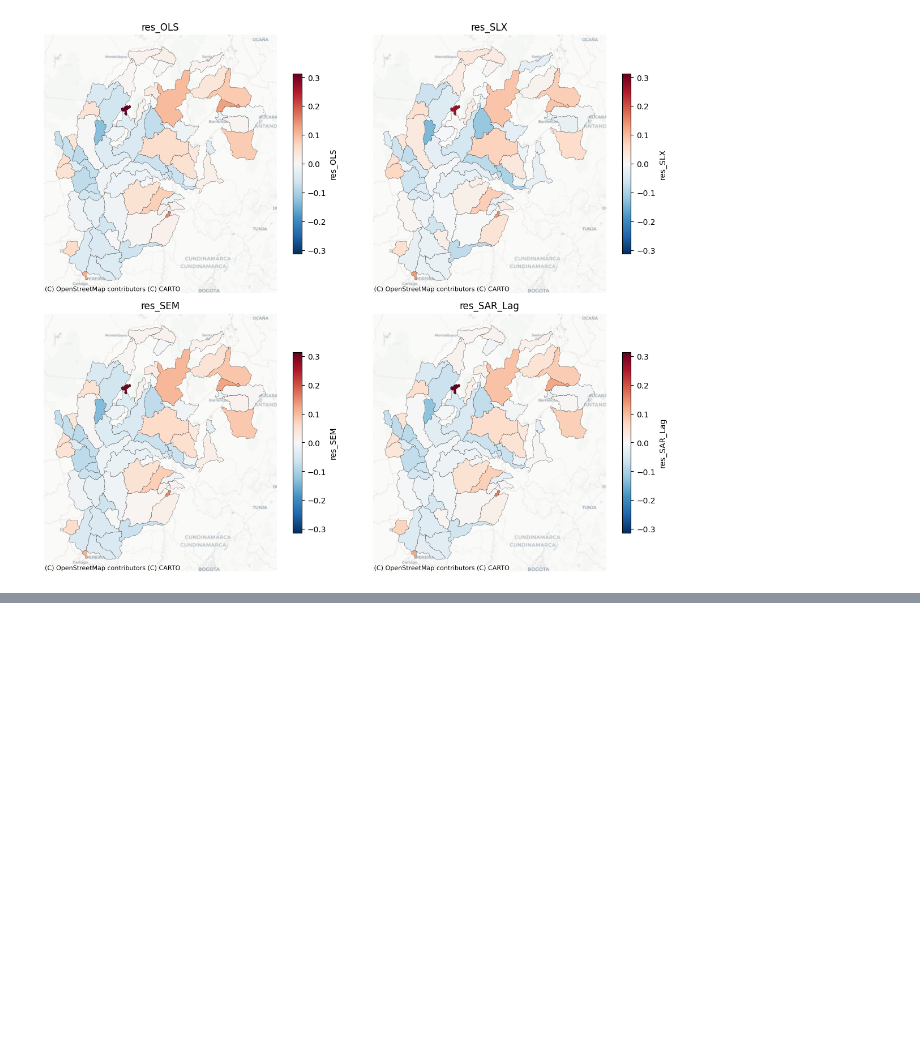
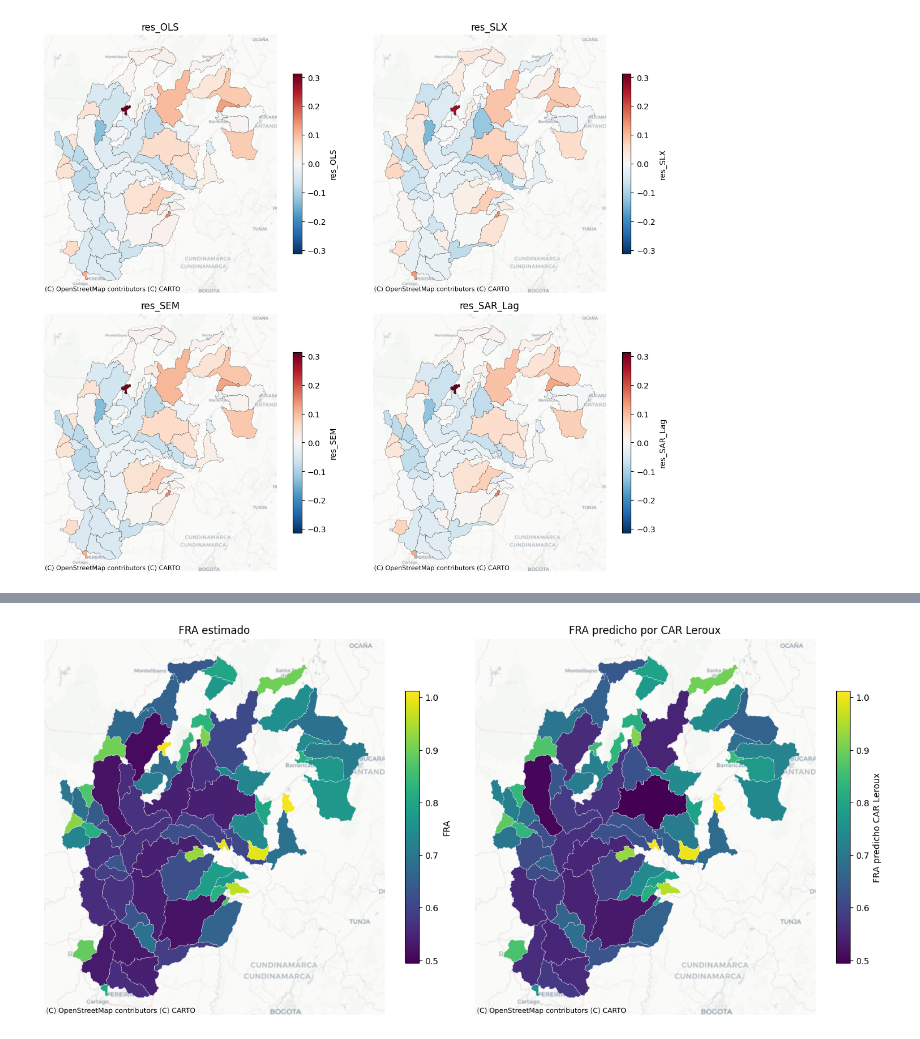
Before and after one commit to Damuraa/Geospatial-analysis, a Jupyter notebook: ejercicios/regresion_espacial.ipynb, the cells around one changed output, grey strips where cells are left out. Cells and saved outputs as stored; diff of their text form; code cells hidden in the pictures; blank space fills up the shorter version.

```diff
--- a/ejercicios/regresion_espacial.ipynb
+++ b/ejercicios/regresion_espacial.ipynb
@@ -442,0 +444,4 @@ carto\cuencas_sar_R.gpkg
+# %%
+gdf_leroux=gpd.read_file(r"carto\cuencas_CAR_Leroux.gpkg")
+gdf_leroux=gdf_leroux.to_crs(epsg=9377)
+gdf_leroux.info()
@@ -442,0 +468,77 @@ carto\cuencas_sar_R.gpkg
+# %%
+# ============================================================
+# 2. MAPA FRA OBSERVADO VS FRA PREDICHO CAR LEROUX
+# ============================================================
+
+# Misma escala de colores para ambos mapas
+vmin = min(
+    gdf_leroux["FRA"].min(),
+    gdf_leroux["FRA_pred_CAR_Leroux"].min()
+)
+
+vmax = max(
+    gdf_leroux["FRA"].max(),
+    gdf_leroux["FRA_pred_CAR_Leroux"].max()
+)
+
+fig, ax = plt.subplots(
+    1,
+    2,
+    figsize=(14, 7)
+)
+
+gdf_leroux.plot(
+    ax=ax[0],
+    column="FRA",
+    cmap="viridis",
+    vmin=vmin,
+    vmax=vmax,
+    edgecolor="white",
+    linewidth=0.25,
+    legend=True,
+    legend_kwds={
+        "label": "FRA",
+        "orientation": "vertical",
+        "shrink": 0.65
+    }
+)
+
+ctx.add_basemap(
+    ax=ax[0],
+    source=ctx.providers.CartoDB.Positron,
+    crs=gdf_leroux.crs
+)
+
+gdf_leroux.plot(
+    ax=ax[1],
+    column="FRA_pred_CAR_Leroux",
+    cmap="viridis",
+    vmin=vmin,
+    vmax=vmax,
+    edgecolor="white",
+    linewidth=0.25,
+    legend=True,
+    legend_kwds={
+        "label": "FRA predicho CAR Leroux",
+        "orientation": "vertical",
+        "shrink": 0.65
+    }
+)
+
+ctx.add_basemap(
+    ax=ax[1],
+    source=ctx.providers.CartoDB.Positron,
+    crs=gdf_leroux.crs
+
+)
+
+ax[0].set_title("FRA estimado")
+ax[1].set_title("FRA predicho por CAR Leroux")
+
+for a in ax:
+    a.set_axis_off()
+
+plt.tight_layout()
+plt.show()
+# %% [output]
+[figure, added]
```
Also changed, not shown: parts of 6 cells of this notebook, 17 other files.
